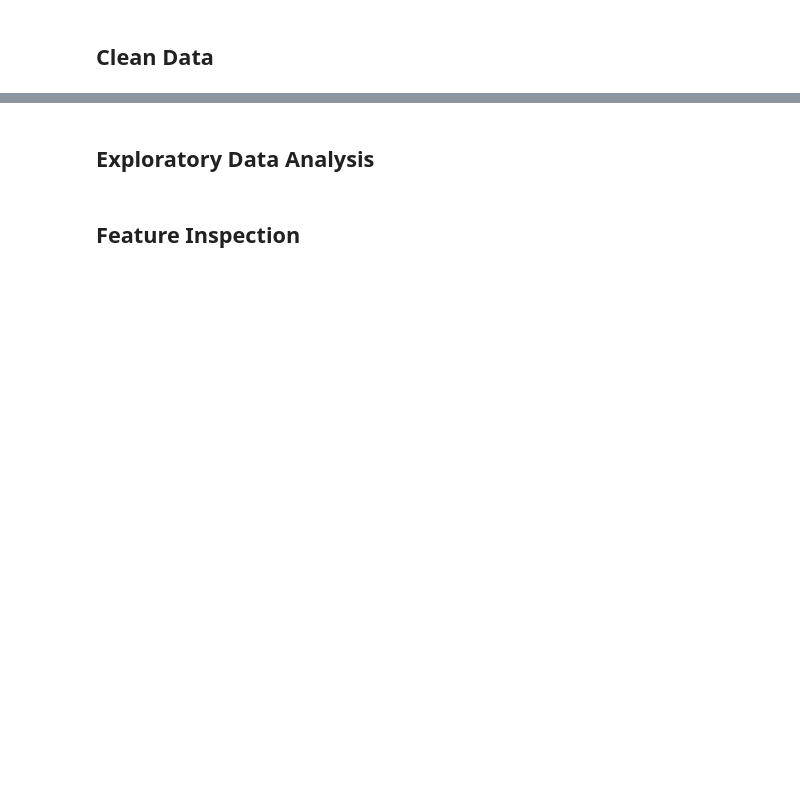
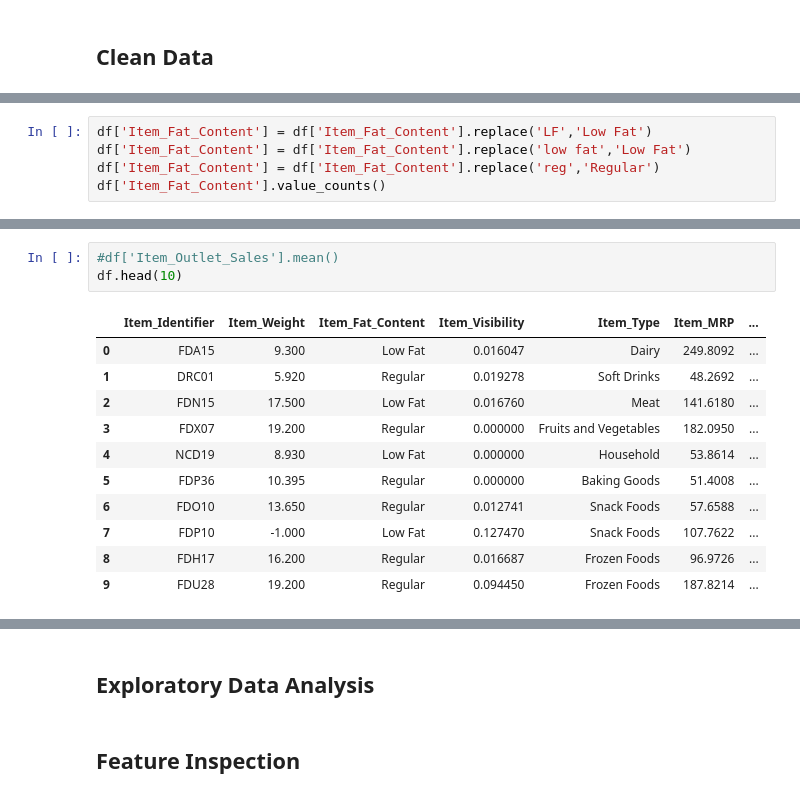
Before and after one commit to KamalRiad90/Prediction-of-Product-Sales, a Jupyter notebook: Prediction_of_Product_Sales.ipynb, the cells around one changed output, grey strips where cells are left out. Saved outputs shown, nothing was run; the diff lists cells and outputs as text; blank space fills up the shorter version.

```diff
--- a/Prediction_of_Product_Sales.ipynb
+++ b/Prediction_of_Product_Sales.ipynb
@@ -12,0 +166,5 @@
+# %%
+df['Item_Fat_Content'] = df['Item_Fat_Content'].replace('LF','Low Fat')
+df['Item_Fat_Content'] = df['Item_Fat_Content'].replace('low fat','Low Fat')
+df['Item_Fat_Content'] = df['Item_Fat_Content'].replace('reg','Regular')
+df['Item_Fat_Content'].value_counts()
@@ -12,0 +177,15 @@
+# %%
+#df['Item_Outlet_Sales'].mean()
+df.head(10)
+# %% [output]
+|  | Item_Identifier | Item_Weight | Item_Fat_Content | Item_Visibility | Item_Type | Item_MRP | ... |
+| 0 | FDA15 | 9.300 | Low Fat | 0.016047 | Dairy | 249.8092 | ... |
+| 1 | DRC01 | 5.920 | Regular | 0.019278 | Soft Drinks | 48.2692 | ... |
+| 2 | FDN15 | 17.500 | Low Fat | 0.016760 | Meat | 141.6180 | ... |
+| 3 | FDX07 | 19.200 | Regular | 0.000000 | Fruits and Vegetables | 182.0950 | ... |
+| 4 | NCD19 | 8.930 | Low Fat | 0.000000 | Household | 53.8614 | ... |
+| 5 | FDP36 | 10.395 | Regular | 0.000000 | Baking Goods | 51.4008 | ... |
+| 6 | FDO10 | 13.650 | Regular | 0.012741 | Snack Foods | 57.6588 | ... |
+| 7 | FDP10 | -1.000 | Low Fat | 0.127470 | Snack Foods | 107.7622 | ... |
+| 8 | FDH17 | 16.200 | Regular | 0.016687 | Frozen Foods | 96.9726 | ... |
+| 9 | FDU28 | 19.200 | Regular | 0.094450 | Frozen Foods | 187.8214 | ... |
```
Also changed, not shown: parts of 15 cells of this notebook.
